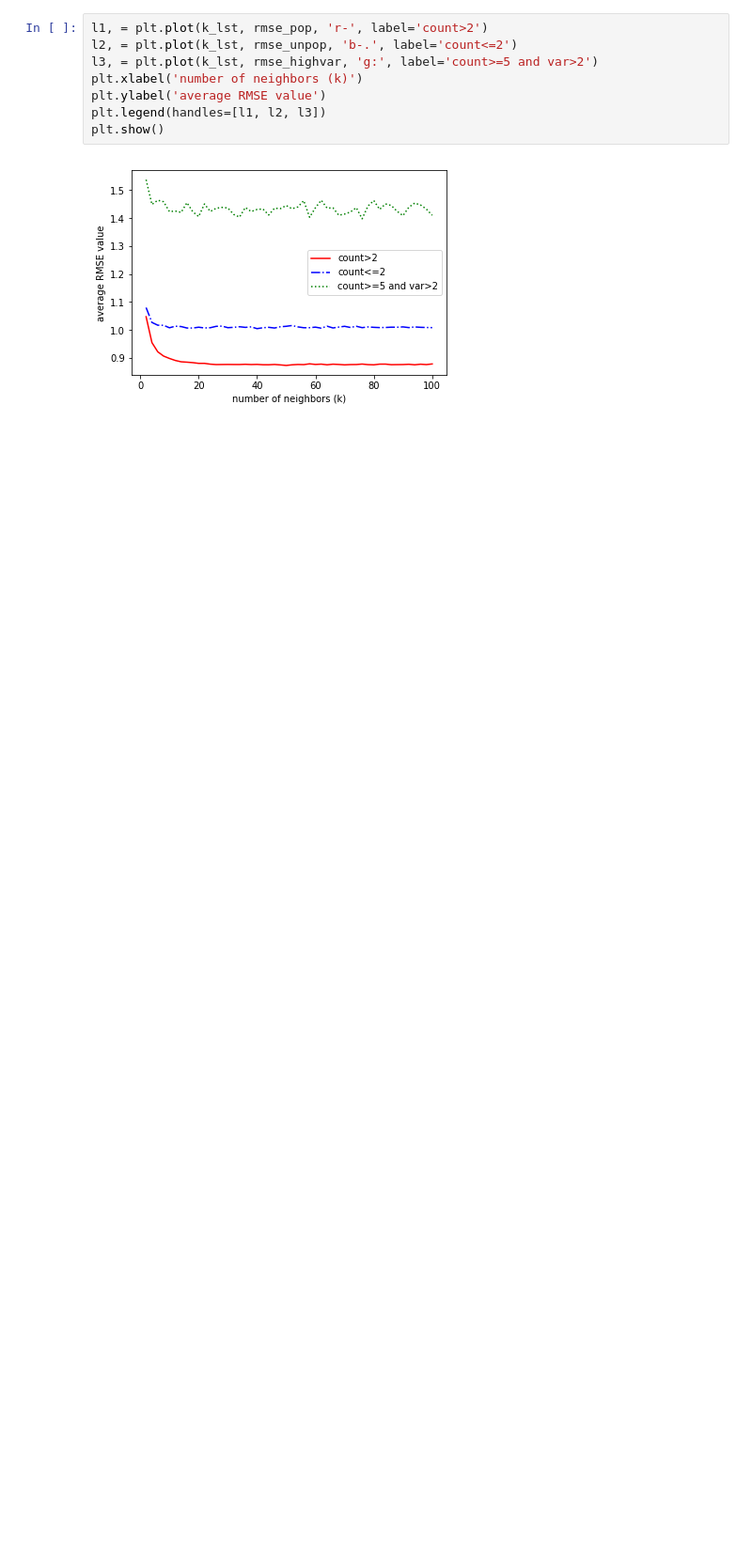
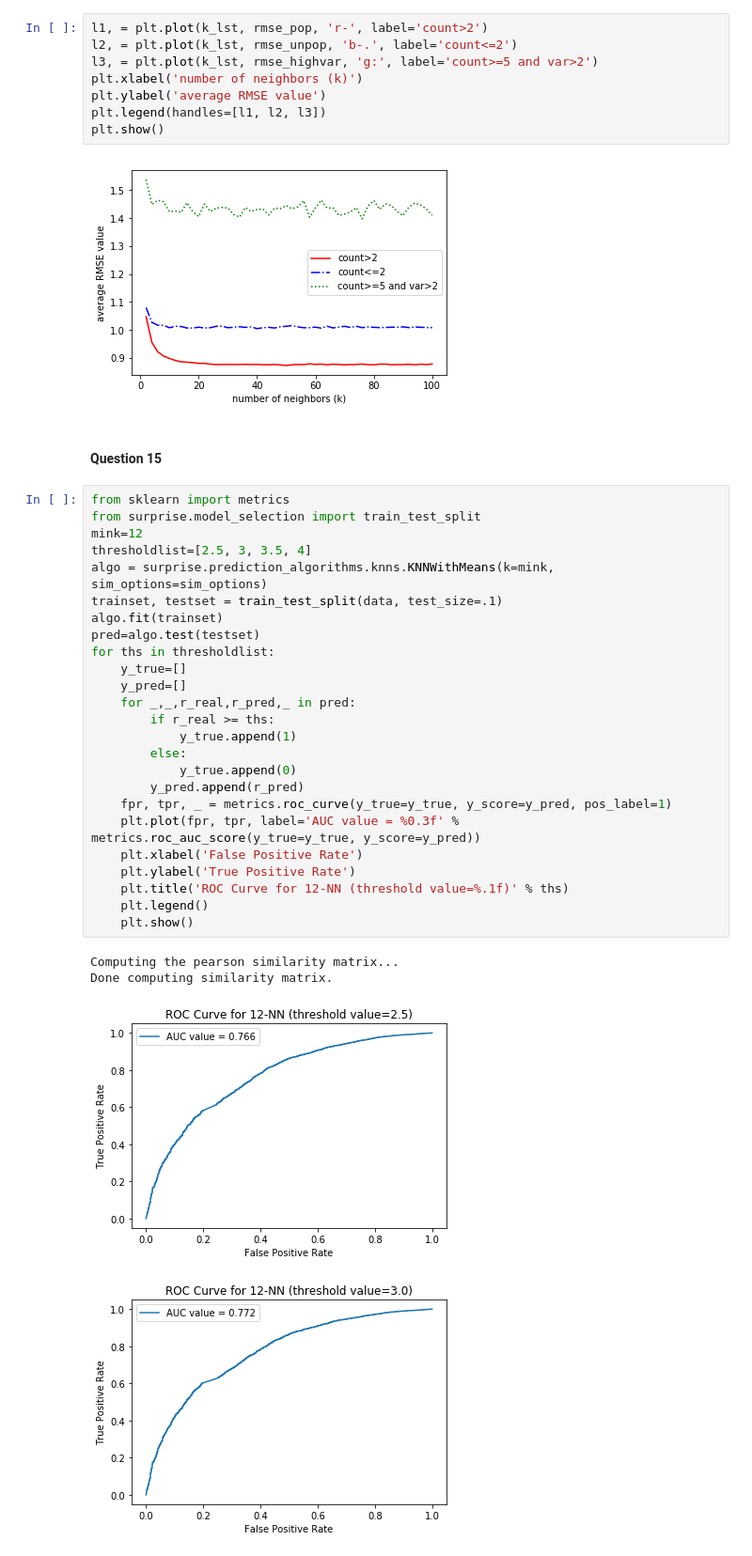
Before and after one commit to popo0293/EE219Project3, a Jupyter notebook: Project3.ipynb, the cells around one changed output. Shown at 94% size. Cells and saved outputs as stored; diff of their text form; blank space fills up the shorter version.

```diff
--- a/Project3.ipynb
+++ b/Project3.ipynb
@@ -350,3 +334,35 @@ plt.legend(handles=[l1, l2, l3])
 plt.show()
 # %% [output]
 [figure]
+# %% [markdown]
+#### Question 15
+# %%
+from sklearn import metrics
+from surprise.model_selection import train_test_split
+mink=12
+thresholdlist=[2.5, 3, 3.5, 4]
+algo = surprise.prediction_algorithms.knns.KNNWithMeans(k=mink, sim_options=sim_options)
+trainset, testset = train_test_split(data, test_size=.1)
+algo.fit(trainset)
+pred=algo.test(testset)
+for ths in thresholdlist:
+    y_true=[]
+    y_pred=[]
+    for _,_,r_real,r_pred,_ in pred:
+        if r_real >= ths:
+            y_true.append(1)
+        else:
+            y_true.append(0)
+        y_pred.append(r_pred)
+    fpr, tpr, _ = metrics.roc_curve(y_true=y_true, y_score=y_pred, pos_label=1)
+    plt.plot(fpr, tpr, label='AUC value = %0.3f' % metrics.roc_auc_score(y_true=y_true, y_score=y_pred))
+    plt.xlabel('False Positive Rate')
+    plt.ylabel('True Positive Rate')
+    plt.title('ROC Curve for 12-NN (threshold value=%.1f)' % ths)
+    plt.legend()
+    plt.show()
+# %% [output]
+Computing the pearson similarity matrix...
+Done computing similarity matrix.
+[figure, added]
+[figure, added]
```
Also changed, not shown: parts of 4 cells of this notebook.
